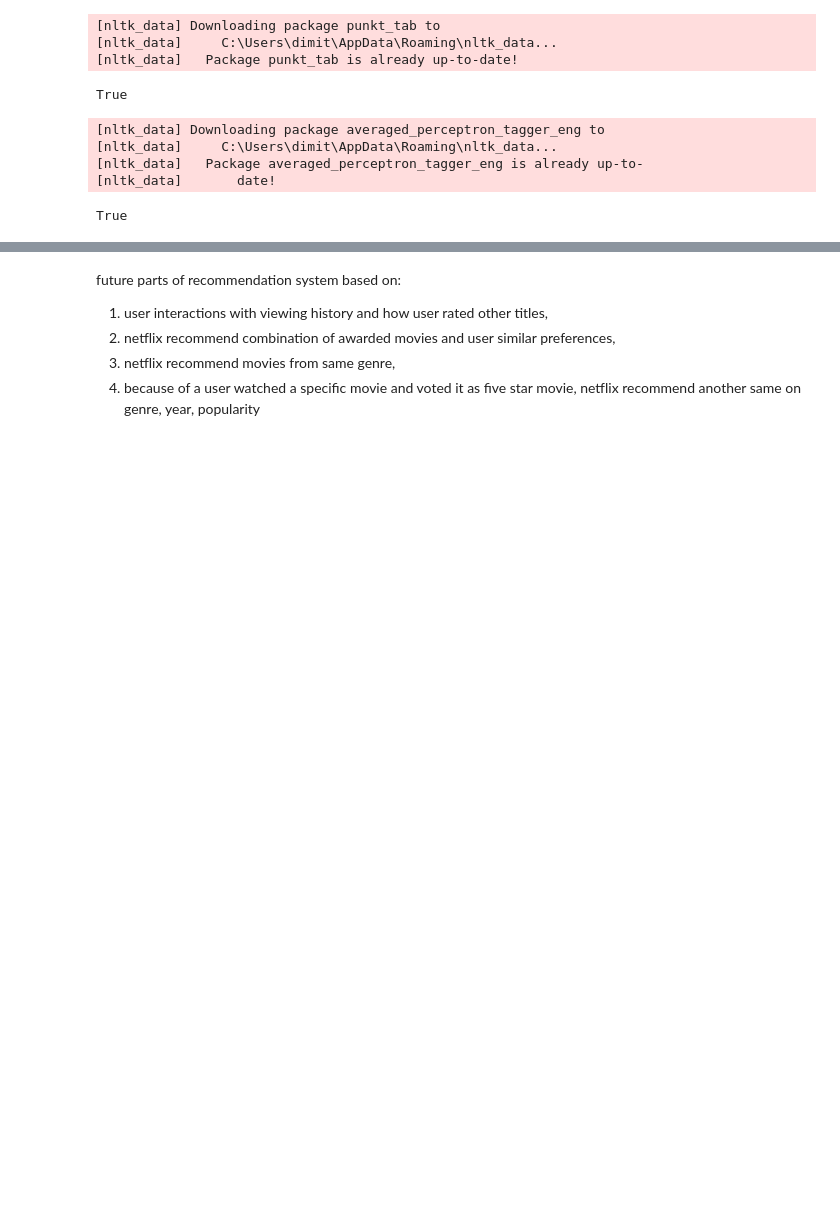
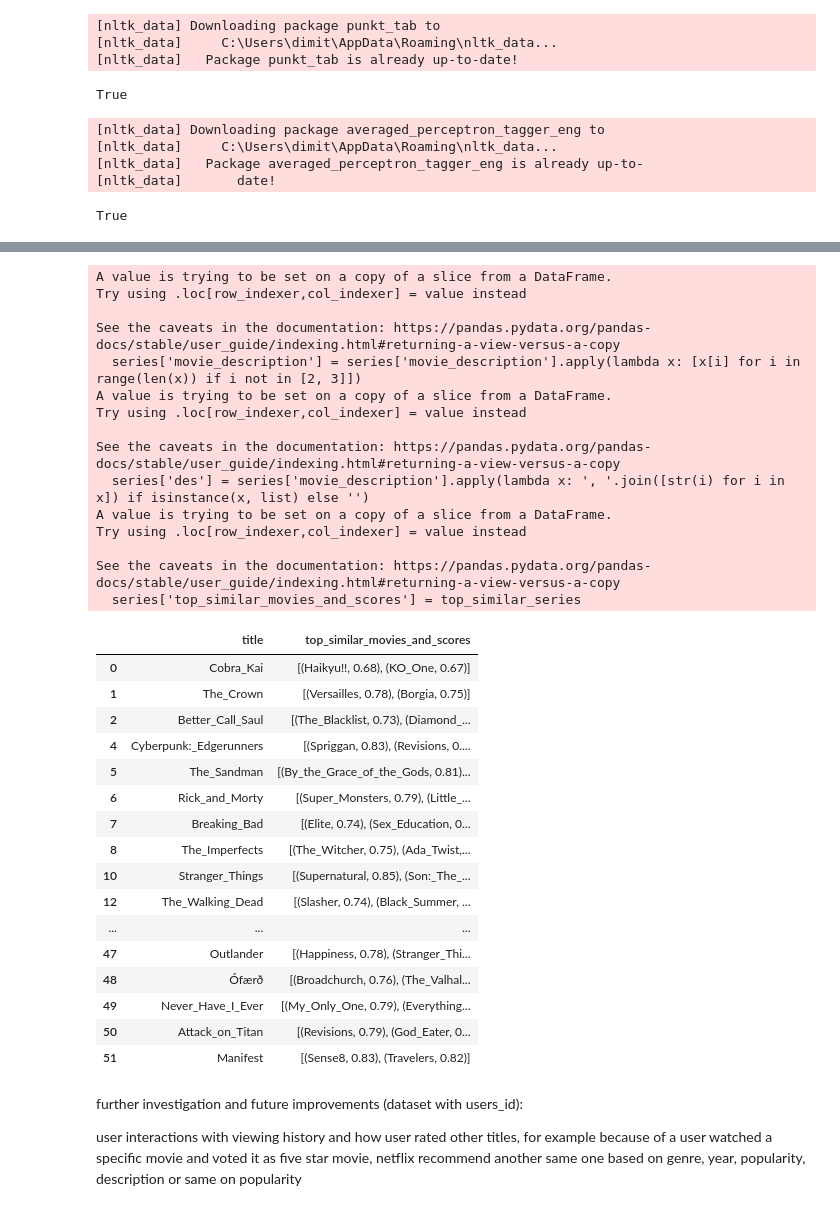
Before and after one commit to dchristofis/Recommendation-System, a Jupyter notebook: netflix_recommendation_system.ipynb, the cells around one changed output, grey strips where cells are left out. Saved outputs shown, nothing was run; the diff lists cells and outputs as text; code cells hidden in the pictures; blank space fills up the shorter version.

```diff
--- a/netflix_recommendation_system.ipynb
+++ b/netflix_recommendation_system.ipynb
@@ -330,7 +415,72 @@ Bird_Box' and 'Untitled_Nicole_Byer/Netflix_Project': 0.9222539067268372
+# %%
+series['movie_description'] = series['movie_description'].apply(lambda x: [x[i] for i in range(len(x)) if i not in [2, 3]])
+series['des'] = series['movie_description'].apply(lambda x: ', '.join([str(i) for i in x]) if isinstance(x, list) else '')
+
+#Encode descriptions to create embeddings
+embeddings = model.encode(series['des'].tolist())
+
+# Compute cosine similarity matrix
+similarity_matrix = cosine_similarity(embeddings)
+
+top_n = 2
+top_similar_series = []
+
+# Iterate over the similarity matrix to get the top 2 similar movies and their similarity scores
+for i, row in enumerate(similarity_matrix):
+    # Ignore self-comparison by setting similarity with itself to -1
+    row[i] = -1
+    # Get indices of the top 2 most similar descriptions
+    top_indices = row.argsort()[-top_n:][::-1]
+
+    # Retrieve movie names and similarity scores of the top 2 similar movies
+    similar_series = series['title'].iloc[top_indices].values
+    similarity_scores = row[top_indices]
+
+    # Format similarity scores to 2 decimal places
+    formatted_scores = [round(score, 2) for score in similarity_scores]
+
+    # Append a list of tuples (movie_name, formatted_similarity_score)
+    top_similar_series.append(list(zip(similar_series, formatted_scores)))
+
+# Add the top similar movies along with their formatted similarity scores as a new column in the DataFrame
+series['top_similar_movies_and_scores'] = top_similar_series
+
+# View the DataFrame with the top similar movies and their similarity scores
+series[['title', 'top_similar_movies_and_scores']].head(40)
+# %% [output]
+A value is trying to be set on a copy of a slice from a DataFrame.
+Try using .loc[row_indexer,col_indexer] = value instead
+
+See the caveats in the documentation: https://pandas.pydata.org/pandas-docs/stable/user_guide/indexing.html#returning-a-view-versus-a-copy
+  series['movie_description'] = series['movie_description'].apply(lambda x: [x[i] for i in range(len(x)) if i not in [2, 3]])
+A value is trying to be set on a copy of a slice from a DataFrame.
+Try using .loc[row_indexer,col_indexer] = value instead
+
+See the caveats in the documentation: https://pandas.pydata.org/pandas-docs/stable/user_guide/indexing.html#returning-a-view-versus-a-copy
+  series['des'] = series['movie_description'].apply(lambda x: ', '.join([str(i) for i in x]) if isinstance(x, list) else '')
+A value is trying to be set on a copy of a slice from a DataFrame.
+Try using .loc[row_indexer,col_indexer] = value instead
+
+See the caveats in the documentation: https://pandas.pydata.org/pandas-docs/stable/user_guide/indexing.html#returning-a-view-versus-a-copy
+  series['top_similar_movies_and_scores'] = top_similar_series
+|  | title | top_similar_movies_and_scores |
+| 0 | Cobra_Kai | [(Haikyu!!, 0.68), (KO_One, 0.67)] |
+| 1 | The_Crown | [(Versailles, 0.78), (Borgia, 0.75)] |
+| 2 | Better_Call_Saul | [(The_Blacklist, 0.73), (Diamond_... |
+| 4 | Cyberpunk:_Edgerunners | [(Spriggan, 0.83), (Revisions, 0.... |
+| 5 | The_Sandman | [(By_the_Grace_of_the_Gods, 0.81)... |
+| 6 | Rick_and_Morty | [(Super_Monsters, 0.79), (Little_... |
+| 7 | Breaking_Bad | [(Elite, 0.74), (Sex_Education, 0... |
+| 8 | The_Imperfects | [(The_Witcher, 0.75), (Ada_Twist,... |
+| 10 | Stranger_Things | [(Supernatural, 0.85), (Son:_The_... |
+| 12 | The_Walking_Dead | [(Slasher, 0.74), (Black_Summer, ... |
+| ... | ... | ... |
+| 47 | Outlander | [(Happiness, 0.78), (Stranger_Thi... |
+| 48 | Ófærð | [(Broadchurch, 0.76), (The_Valhal... |
+| 49 | Never_Have_I_Ever | [(My_Only_One, 0.79), (Everything... |
+| 50 | Attack_on_Titan | [(Revisions, 0.79), (God_Eater, 0... |
+| 51 | Manifest | [(Sense8, 0.83), (Travelers, 0.82)] |
 # %% [markdown]
-future parts of recommendation system based on:
+further investigation and future improvements (dataset with users_id):
 
-1. user interactions with viewing history and how user rated other titles,
-2. netflix recommend combination of awarded movies and user similar preferences,
-3. netflix recommend movies from same genre,
-4. because of a user watched a specific movie and voted it as five star movie, netflix recommend another same on genre, year, popularity
+user interactions with viewing history and how user rated other titles, for example because of a user watched a specific movie and voted it as five star movie, netflix recommend another same one based on genre, year, popularity, description or same on popularity
```
Also changed, not shown: parts of 20 cells of this notebook.
